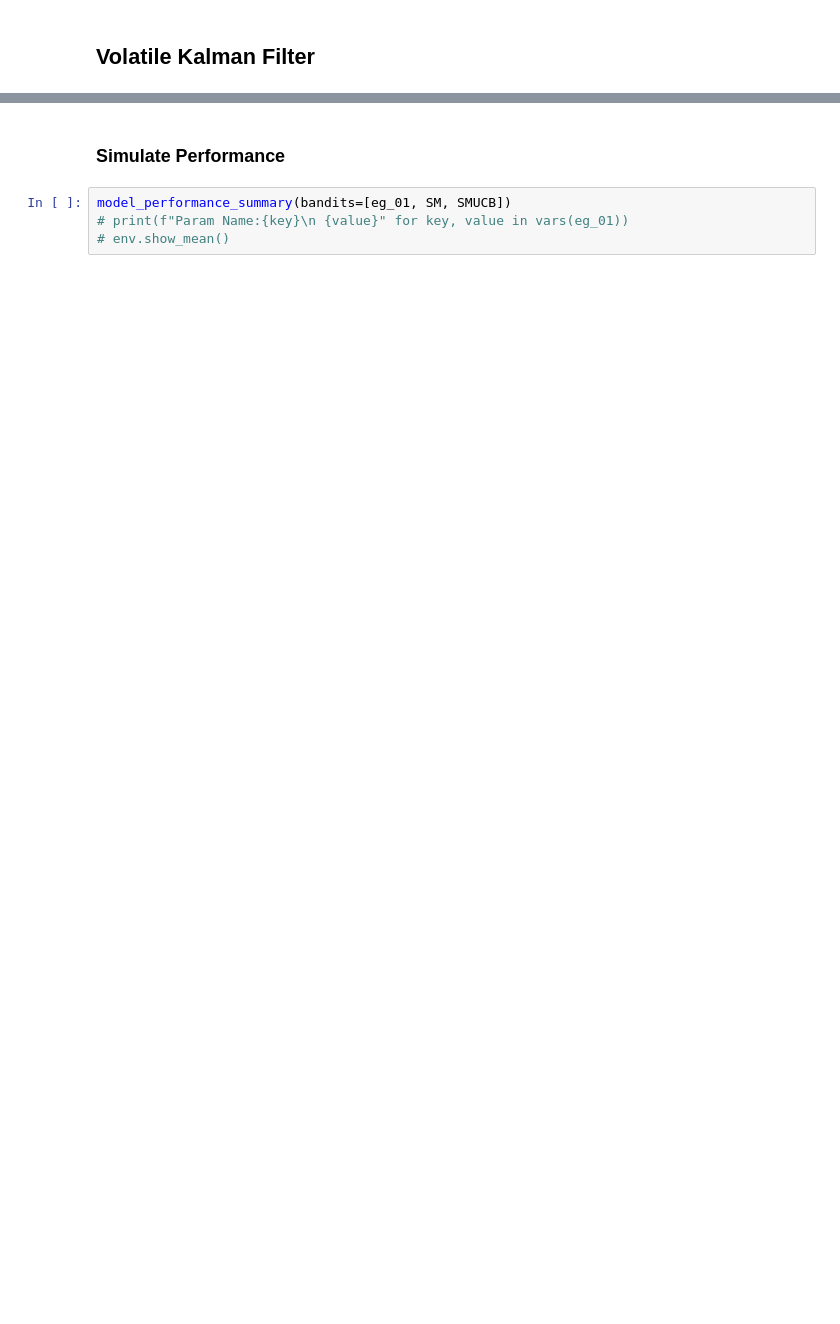
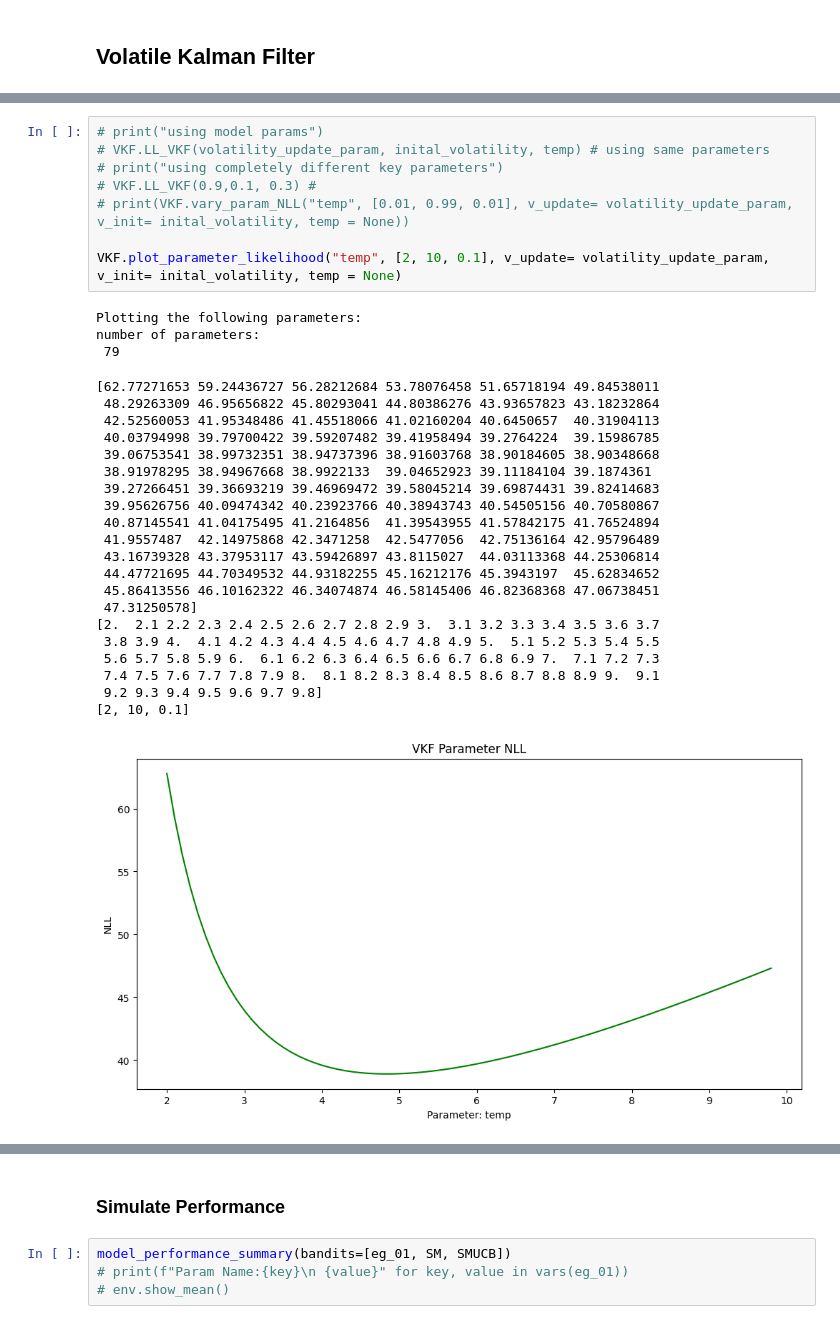
Before and after one commit to bK0s/RL-Bandits, a Jupyter notebook: MyRLNotes/RLNotebook.ipynb, the cells around one changed output, grey strips where cells are left out. Cells and saved outputs as stored; diff of their text form; blank space fills up the shorter version.

```diff
--- a/MyRLNotes/RLNotebook.ipynb
+++ b/MyRLNotes/RLNotebook.ipynb
@@ -103,0 +150,33 @@ VKF.LL_VKF(0.3,0.5, 0.5) #
+# %%
+# print("using model params")
+# VKF.LL_VKF(volatility_update_param, inital_volatility, temp) # using same parameters
+# print("using completely different key parameters")
+# VKF.LL_VKF(0.9,0.1, 0.3) #
+# print(VKF.vary_param_NLL("temp", [0.01, 0.99, 0.01], v_update= volatility_update_param, v_init= inital_volatility, temp = None))
+
+VKF.plot_parameter_likelihood("temp", [2, 10, 0.1], v_update= volatility_update_param, v_init= inital_volatility, temp = None)
+# %% [output]
+Plotting the following parameters:
+number of parameters:
+ 79
+[62.77271653 59.24436727 56.28212684 53.78076458 51.65718194 49.84538011
+ 48.29263309 46.95656822 45.80293041 44.80386276 43.93657823 43.18232864
+ 42.52560053 41.95348486 41.45518066 41.02160204 40.6450657  40.31904113
+ 40.03794998 39.79700422 39.59207482 39.41958494 39.2764224  39.15986785
+ 39.06753541 38.99732351 38.94737396 38.91603768 38.90184605 38.90348668
+ 38.91978295 38.94967668 38.9922133  39.04652923 39.11184104 39.1874361
+ 39.27266451 39.36693219 39.46969472 39.58045214 39.69874431 39.82414683
+ 39.95626756 40.09474342 40.23923766 40.38943743 40.54505156 40.70580867
+ 40.87145541 41.04175495 41.2164856  41.39543955 41.57842175 41.76524894
+ 41.9557487  42.14975868 42.3471258  42.5477056  42.75136164 42.95796489
+ 43.16739328 43.37953117 43.59426897 43.8115027  44.03113368 44.25306814
+ 44.47721695 44.70349532 44.93182255 45.16212176 45.3943197  45.62834652
+ 45.86413556 46.10162322 46.34074874 46.58145406 46.82368368 47.06738451
+ 47.31250578]
+[2.  2.1 2.2 2.3 2.4 2.5 2.6 2.7 2.8 2.9 3.  3.1 3.2 3.3 3.4 3.5 3.6 3.7
+ 3.8 3.9 4.  4.1 4.2 4.3 4.4 4.5 4.6 4.7 4.8 4.9 5.  5.1 5.2 5.3 5.4 5.5
+ 5.6 5.7 5.8 5.9 6.  6.1 6.2 6.3 6.4 6.5 6.6 6.7 6.8 6.9 7.  7.1 7.2 7.3
+ 7.4 7.5 7.6 7.7 7.8 7.9 8.  8.1 8.2 8.3 8.4 8.5 8.6 8.7 8.8 8.9 9.  9.1
+ 9.2 9.3 9.4 9.5 9.6 9.7 9.8]
+[2, 10, 0.1]
+[figure, added]
```
Also changed, not shown: parts of 9 cells of this notebook, 1 other file.
